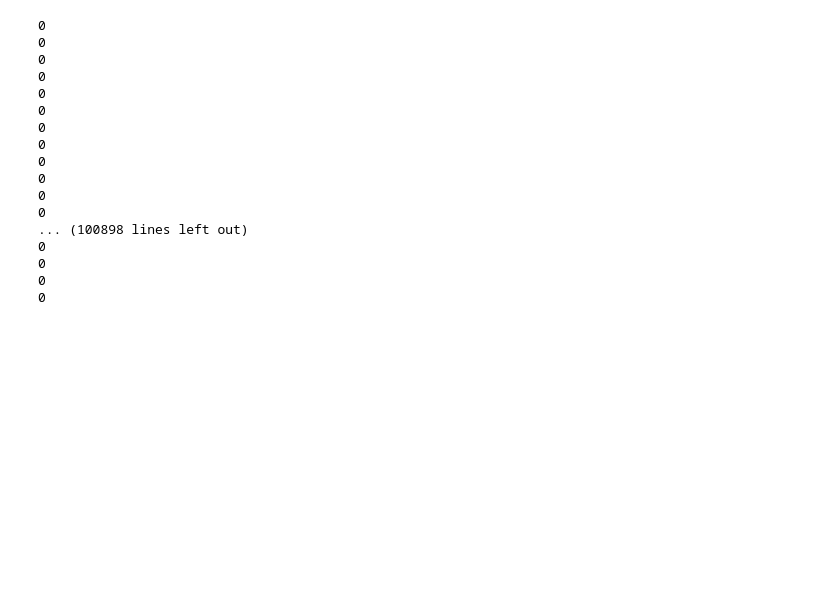
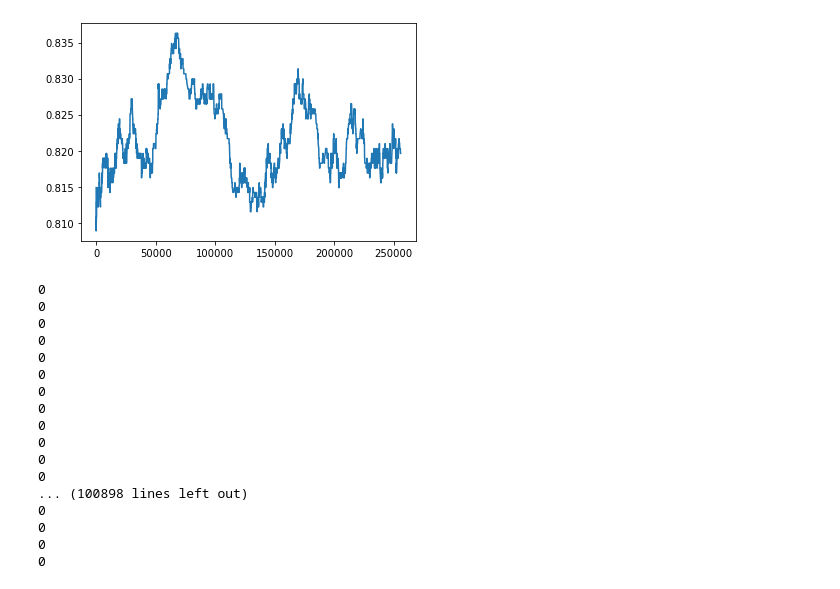
Before and after one commit to jgroh/selection-against-introgression, a Jupyter notebook: theory_and_simulations/code/ancestry.ipynb, the cells around one changed output. Cells and saved outputs as stored; diff of their text form; code cells hidden in the pictures; blank space fills up the shorter version.

```diff
--- a/theory_and_simulations/code/ancestry.ipynb
+++ b/theory_and_simulations/code/ancestry.ipynb
@@ -59,3 +145,22 @@ plt.show()
+# %%
+# Load the .trees file and assess true local ancestry
+breaks = np.zeros(ts2.num_trees + 1)
+ancestry = np.zeros(ts2.num_trees + 1)
+for tree in ts2.trees():
+    subpop_sum, subpop_weights = 0, 0
+    for root in tree.roots:
+        leaves_count = tree.num_samples(root) - 1 # the root is a sample
+        subpop_sum += tree.population(root) * leaves_count
+        subpop_weights += leaves_count
+    breaks[tree.index] = tree.interval[0]
+    ancestry[tree.index] = subpop_sum / subpop_weights
+breaks[-1] = ts2.sequence_length
+ancestry[-1] = ancestry[-2]
+# Make a simple plot
+plt.plot(breaks, ancestry)
+plt.show()
+# %% [output]
+[figure, added]
 # %%
 tree = ts.at_index(1)
 
```
Also changed, not shown: parts of 7 cells of this notebook, 2 other files.
